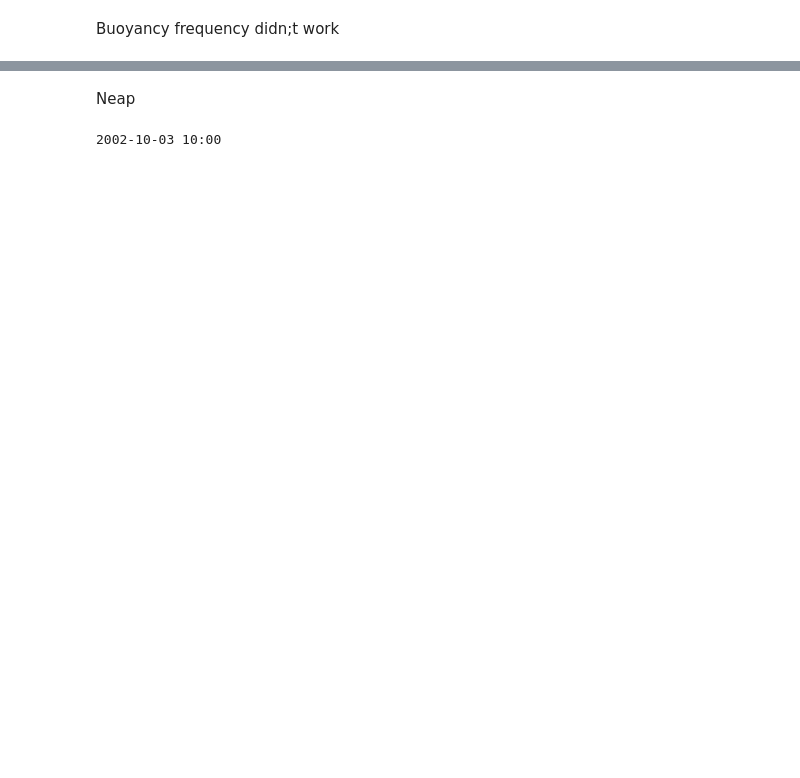
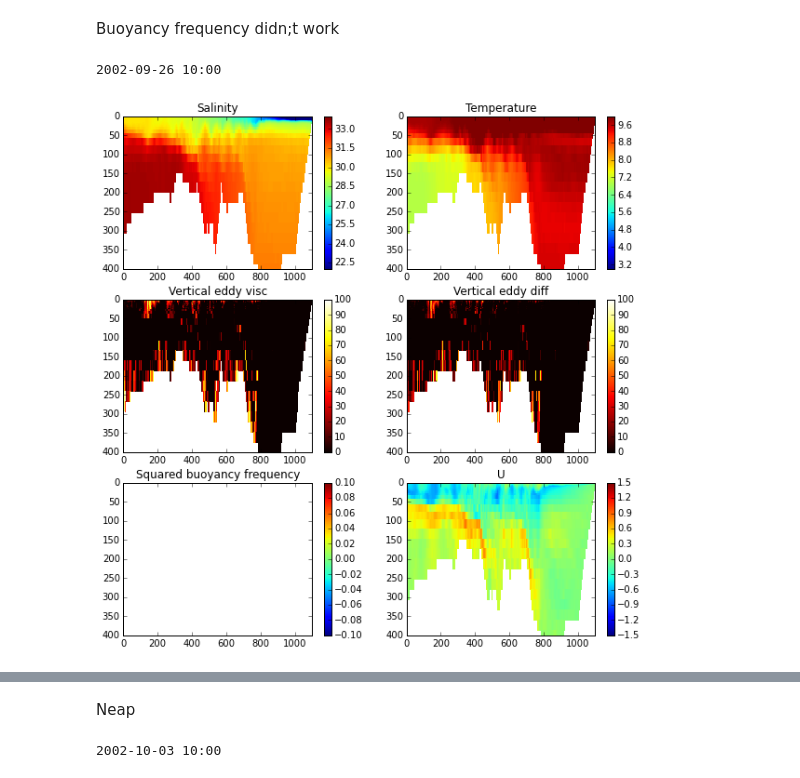
Before and after one commit to SalishSeaCast/2d-domain, a Jupyter notebook: analysis/3.6 Test.ipynb, the cells around one changed output, grey strips where cells are left out. Drawn from its saved outputs; the diff is of its cells as text; code cells hidden in the pictures; blank space fills up the shorter version.

```diff
--- a/analysis/3.6 Test.ipynb
+++ b/analysis/3.6 Test.ipynb
@@ -222,2 +228,7 @@ fig = plot_variables(67)
 # %% [markdown]
 Buoyancy frequency didn;t work
+# %%
+fig = plot_variables(68)
+# %% [output]
+2002-09-26 10:00
+[figure, added]
```
Also changed, not shown: parts of 31 cells of this notebook, 1 other file.
